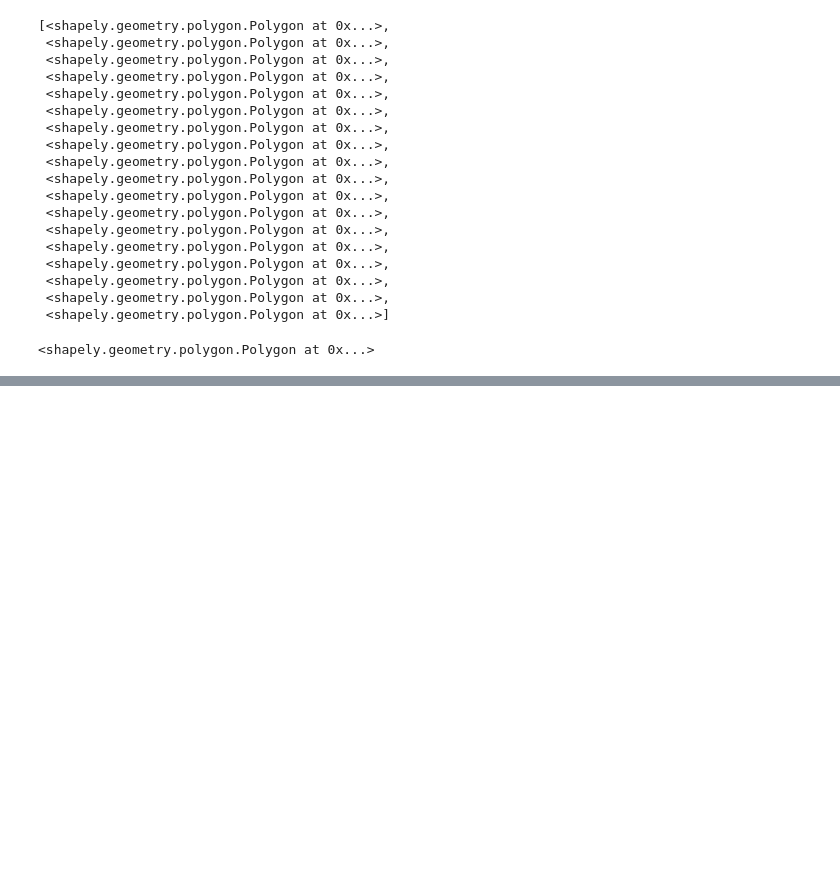
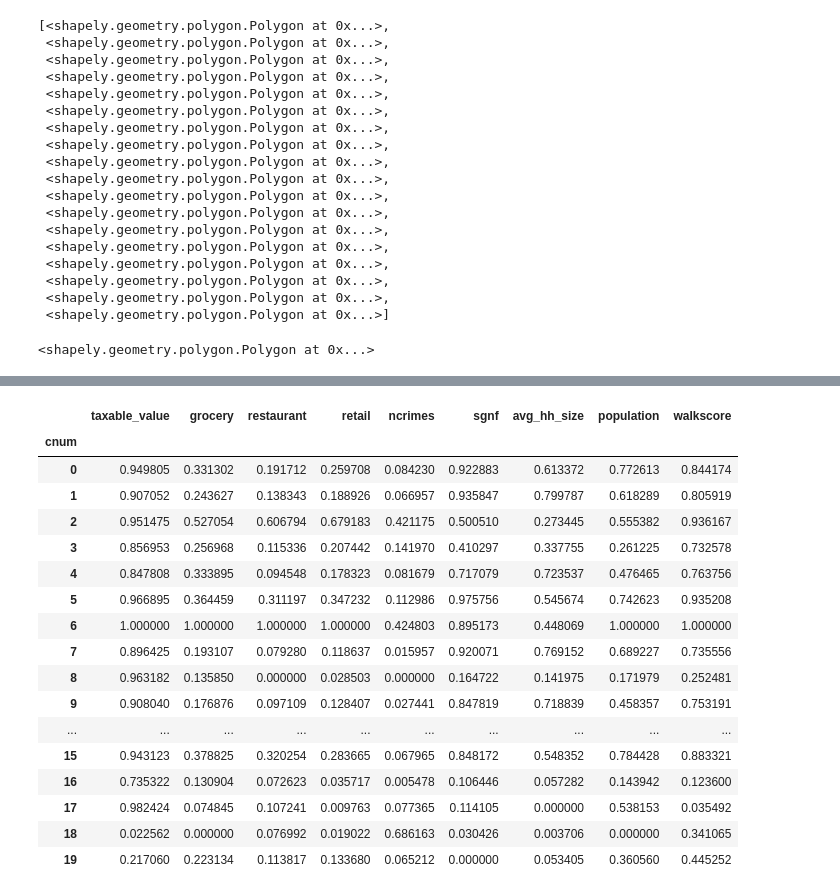
Before and after one commit to crupley/hoodie-development, a Jupyter notebook: explore/evaluate cuts.ipynb, the cells around one changed output, grey strips where cells are left out. Saved outputs shown, nothing was run; the diff lists cells and outputs as text; code cells hidden in the pictures; blank space fills up the shorter version.

```diff
--- a/explore/evaluate cuts.ipynb
+++ b/explore/evaluate cuts.ipynb
@@ -363,0 +389,25 @@ polys[0]
+# %%
+# scale all features 0-1
+# must run twice?
+for col in dfbp.columns:
+    dfbp[col] = (dfbp[col] - dfbp[col].min()) / dfbp[col].max()
+dfbp
+# %% [output]
+|  | taxable_value | grocery | restaurant | retail | ncrimes | sgnf | avg_hh_size | population | walkscore |
+| cnum |  |  |  |  |  |  |  |  |  |
+| 0 | 0.949805 | 0.331302 | 0.191712 | 0.259708 | 0.084230 | 0.922883 | 0.613372 | 0.772613 | 0.844174 |
+| 1 | 0.907052 | 0.243627 | 0.138343 | 0.188926 | 0.066957 | 0.935847 | 0.799787 | 0.618289 | 0.805919 |
+| 2 | 0.951475 | 0.527054 | 0.606794 | 0.679183 | 0.421175 | 0.500510 | 0.273445 | 0.555382 | 0.936167 |
+| 3 | 0.856953 | 0.256968 | 0.115336 | 0.207442 | 0.141970 | 0.410297 | 0.337755 | 0.261225 | 0.732578 |
+| 4 | 0.847808 | 0.333895 | 0.094548 | 0.178323 | 0.081679 | 0.717079 | 0.723537 | 0.476465 | 0.763756 |
+| 5 | 0.966895 | 0.364459 | 0.311197 | 0.347232 | 0.112986 | 0.975756 | 0.545674 | 0.742623 | 0.935208 |
+| 6 | 1.000000 | 1.000000 | 1.000000 | 1.000000 | 0.424803 | 0.895173 | 0.448069 | 1.000000 | 1.000000 |
+| 7 | 0.896425 | 0.193107 | 0.079280 | 0.118637 | 0.015957 | 0.920071 | 0.769152 | 0.689227 | 0.735556 |
+| 8 | 0.963182 | 0.135850 | 0.000000 | 0.028503 | 0.000000 | 0.164722 | 0.141975 | 0.171979 | 0.252481 |
+| 9 | 0.908040 | 0.176876 | 0.097109 | 0.128407 | 0.027441 | 0.847819 | 0.718839 | 0.458357 | 0.753191 |
+| ... | ... | ... | ... | ... | ... | ... | ... | ... | ... |
+| 15 | 0.943123 | 0.378825 | 0.320254 | 0.283665 | 0.067965 | 0.848172 | 0.548352 | 0.784428 | 0.883321 |
+| 16 | 0.735322 | 0.130904 | 0.072623 | 0.035717 | 0.005478 | 0.106446 | 0.057282 | 0.143942 | 0.123600 |
+| 17 | 0.982424 | 0.074845 | 0.107241 | 0.009763 | 0.077365 | 0.114105 | 0.000000 | 0.538153 | 0.035492 |
+| 18 | 0.022562 | 0.000000 | 0.076992 | 0.019022 | 0.686163 | 0.030426 | 0.003706 | 0.000000 | 0.341065 |
+| 19 | 0.217060 | 0.223134 | 0.113817 | 0.133680 | 0.065212 | 0.000000 | 0.053405 | 0.360560 | 0.445252 |
```
Also changed, not shown: parts of 4 cells of this notebook, 1 other file.
